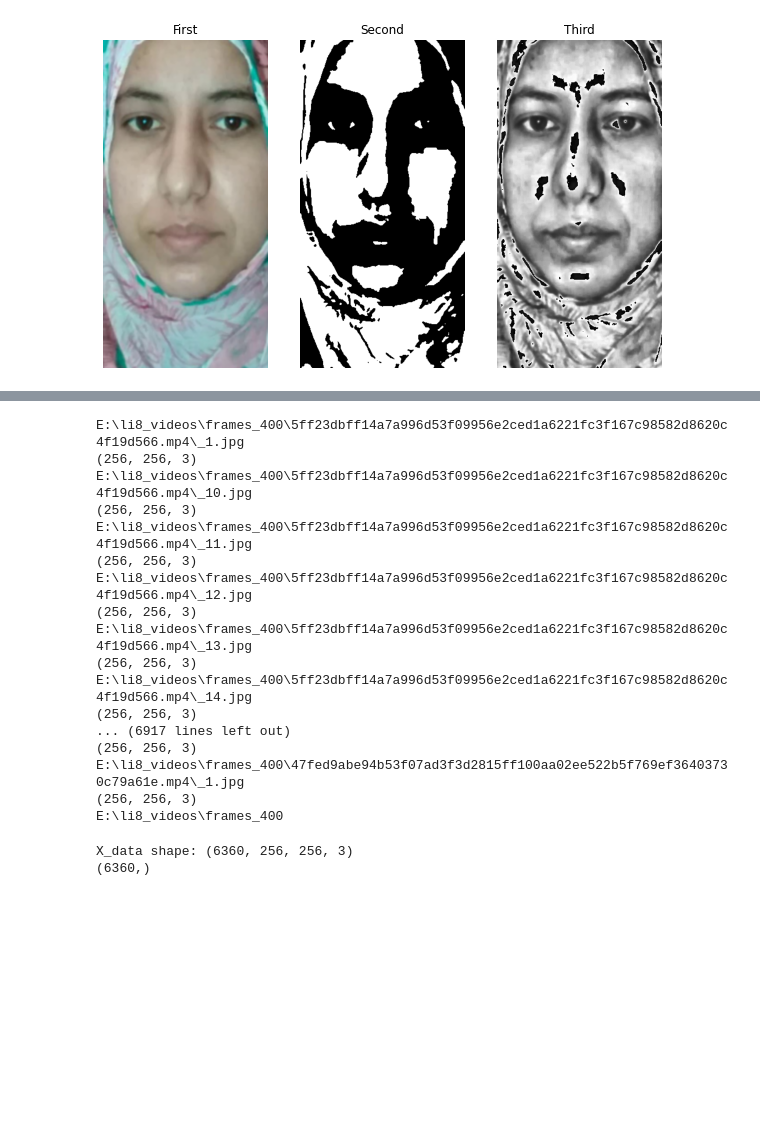
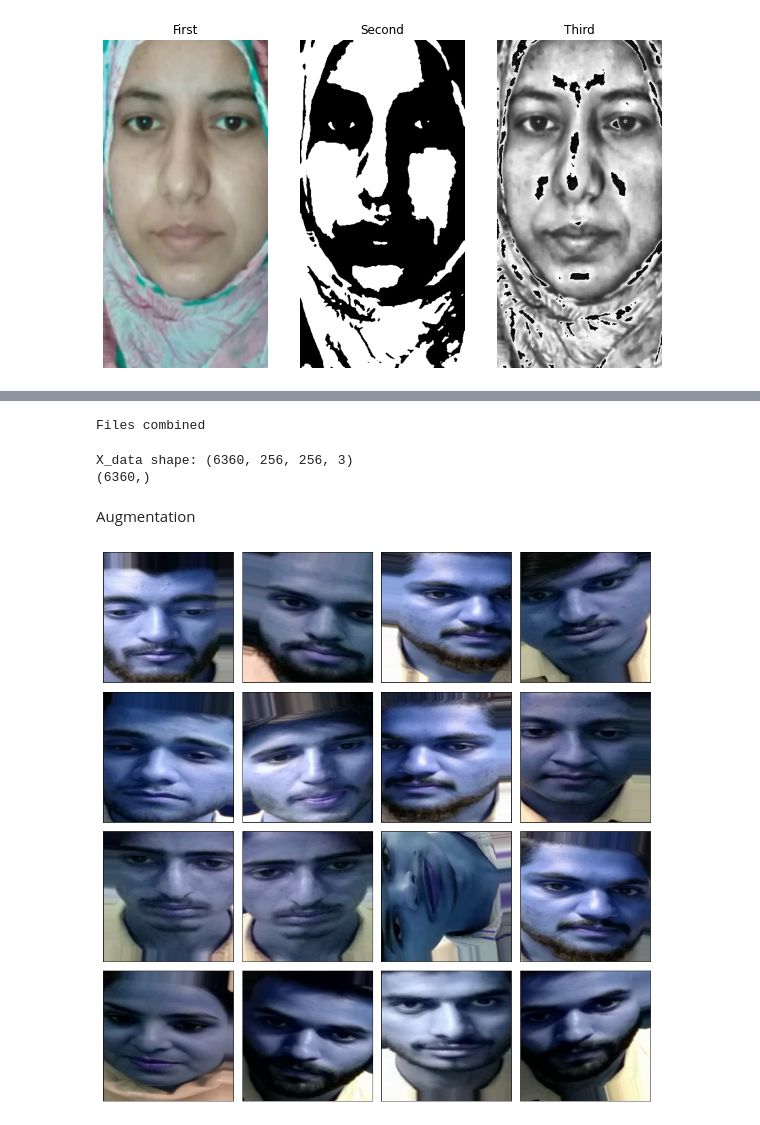
Before and after one commit to leohafsa/Vitals_prediction, a Jupyter notebook: frames_vitals_prediction.ipynb, the cells around one changed output, grey strips where cells are left out. Cells and saved outputs as stored; diff of their text form; code cells hidden in the pictures; blank space fills up the shorter version.

```diff
--- a/frames_vitals_prediction.ipynb
+++ b/frames_vitals_prediction.ipynb
@@ -201,12 +180,5 @@ newdf.to_csv(r'E:\\li8_videos\\labels.csv')
 # %%
-import warnings
-import os
-import subprocess
-import cv2
-import time
-import pandas as pd
-import glob
-import numpy as np
+
 directory='E:\\li8_videos\\frames_400\\'
 df=pd.read_csv('E:/li8_videos/labels.csv')
 cv_img = []
@@ -219,31 +191,16 @@ for i in range(424):
         path='E:\\li8_videos\\frames_400\\'+ ttv
         if name_value==ttv:
             for img in glob.glob(path+"\\*.jpg"):
-                print(img)
+#                 print(img)
                 n= cv2.imread(img)
                 m = cv2.resize(n, (256, 256))
                 n=np.reshape(m,(256, 256,3))
-                print(np.shape(n))
+#                 print(np.shape(n))
                 image=np.array(n)
                 cv_img.append(image)
         else:
             continue
+print("Files combined")
 # %% [output]
-E:\li8_videos\frames_400\5ff23dbff14a7a996d53f09956e2ced1a6221fc3f167c98582d8620c4f19d566.mp4\_1.jpg
-(256, 256, 3)
-E:\li8_videos\frames_400\5ff23dbff14a7a996d53f09956e2ced1a6221fc3f167c98582d8620c4f19d566.mp4\_10.jpg
-(256, 256, 3)
-E:\li8_videos\frames_400\5ff23dbff14a7a996d53f09956e2ced1a6221fc3f167c98582d8620c4f19d566.mp4\_11.jpg
-(256, 256, 3)
-E:\li8_videos\frames_400\5ff23dbff14a7a996d53f09956e2ced1a6221fc3f167c98582d8620c4f19d566.mp4\_12.jpg
-(256, 256, 3)
-E:\li8_videos\frames_400\5ff23dbff14a7a996d53f09956e2ced1a6221fc3f167c98582d8620c4f19d566.mp4\_13.jpg
-(256, 256, 3)
-E:\li8_videos\frames_400\5ff23dbff14a7a996d53f09956e2ced1a6221fc3f167c98582d8620c4f19d566.mp4\_14.jpg
-(256, 256, 3)
-... (6917 lines left out)
-(256, 256, 3)
-E:\li8_videos\frames_400\47fed9abe94b53f07ad3f3d2815ff100aa02ee522b5f769ef36403730c79a61e.mp4\_1.jpg
-(256, 256, 3)
-E:\li8_videos\frames_400
+Files combined
 # %%
@@ -257,4 +215,38 @@ print(np.shape(y_train))
 # %% [output]
 X_data shape: (6360, 256, 256, 3)
 (6360,)
+# %% [markdown]
+Augmentation
+# %%
+def plotImages( images_arr, n_images=4):
+    fig, axes = plt.subplots(n_images, n_images, figsize=(12,12))
+    axes = axes.flatten()
+    for img, ax in zip( images_arr, axes):
+        if img.ndim != 2:
+            img = img.reshape( (256,256,3))
+        ax.imshow( img)
+        ax.set_xticks(())
+        ax.set_yticks(())
+    plt.tight_layout()
+# x = x.reshape( (-1,SIZE,SIZE,3))
+image_gen = ImageDataGenerator(
+    #featurewise_center=True,
+    #featurewise_std_normalization=True,
+    rescale=1./255,
+    rotation_range=15,
+    width_shift_range=.15,
+    height_shift_range=.15,
+    horizontal_flip=True)
+
+#training the image preprocessing
+# image_gen.fit(x_train, augment=True)
+
+# #visualization of some images out of the preprocessing
+# augmented_images, _ = next( image_gen.flow(x_train, y_train, batch_size=4*4))
+# plotImages(augmented_images)
+# %%
+augmented_images, _ = next( image_gen.flow(x_train, y_train, batch_size=4*4))
+plotImages(augmented_images)
+# %% [output]
+[figure, added]
 # %%
```
Also changed, not shown: parts of 16 cells of this notebook.
